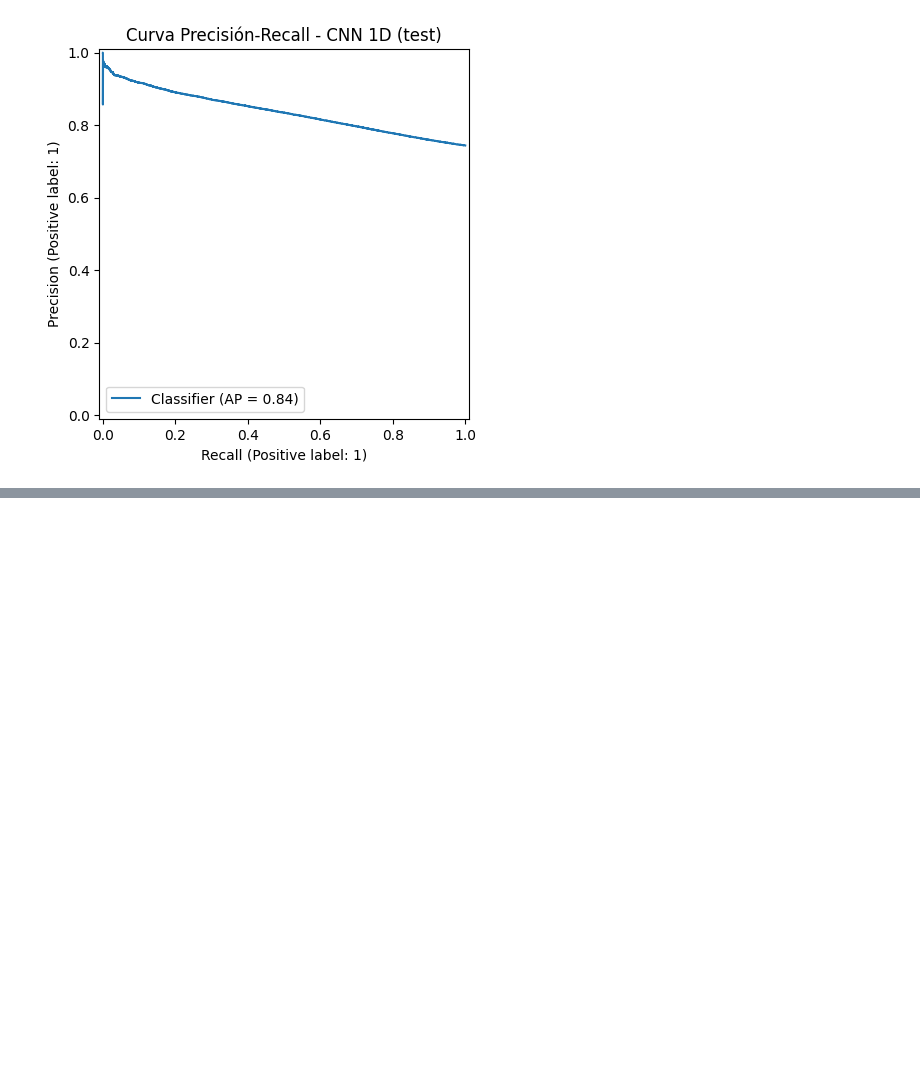
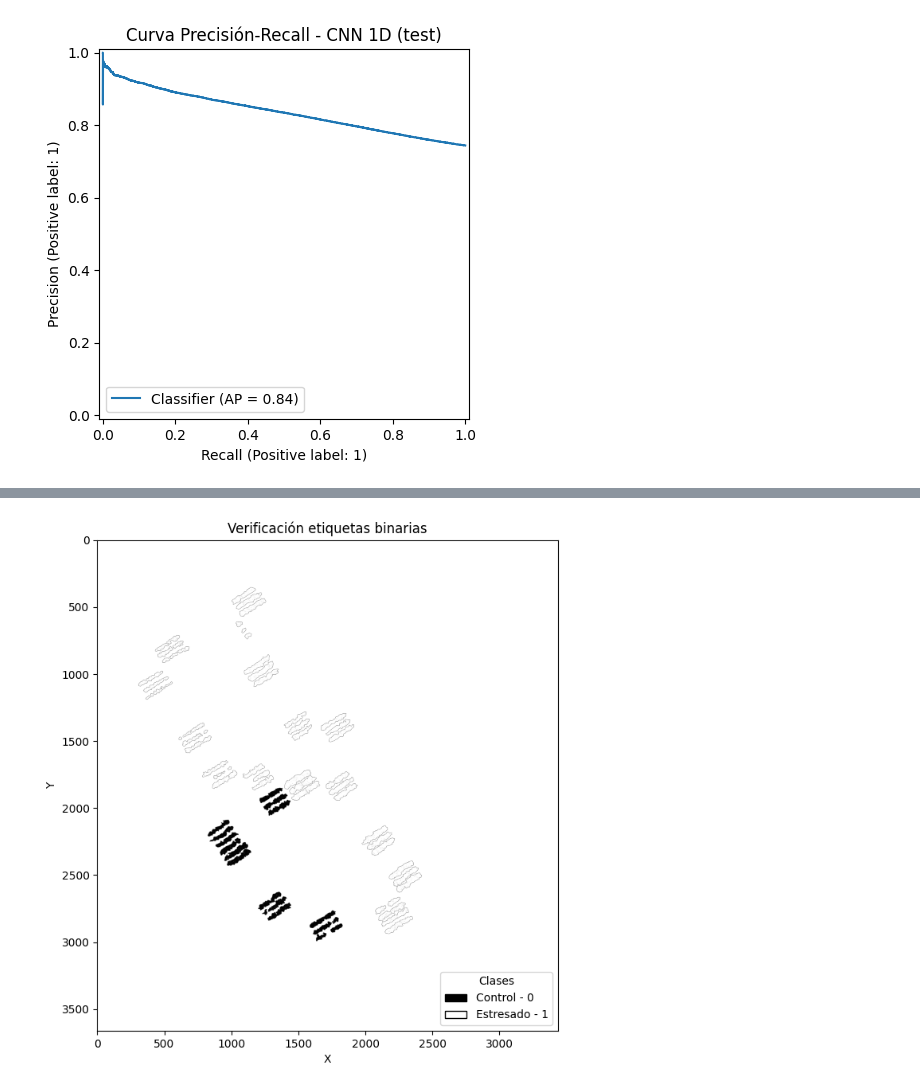
Before and after one commit to johnma96/thesis, a Jupyter notebook: notebooks/304-jmmz-dl-binary-modeling.ipynb, the cells around one changed output, grey strips where cells are left out. Saved outputs shown, nothing was run; the diff lists cells and outputs as text; code cells hidden in the pictures; blank space fills up the shorter version.

```diff
--- a/notebooks/304-jmmz-dl-binary-modeling.ipynb
+++ b/notebooks/304-jmmz-dl-binary-modeling.ipynb
@@ -1956,0 +2256,3 @@ torch.save(checkpoint_info, base_joblib_path + f"{name}_metadata.pt")
+# %%
+labels_test = np.where(split_id == 3, labels_bin, np.nan)
+labels_test
@@ -1956,0 +2281,22 @@ torch.save(checkpoint_info, base_joblib_path + f"{name}_metadata.pt")
+# %%
+fig, ax = plt.subplots(figsize=(10, 8))
+ax.imshow(labels_test, cmap="gray", extent=extent, origin="upper")
+
+# Overlay etiquetas con transparencia
+classes = {
+    0: "Control - 0",
+    1: "Estresado - 1",
+}
+colors = ["#000000", "#FFFFFF"]  # Colores para cada clase
+cmap_labels = ListedColormap(colors)
+
+# --- Crear leyenda ---
+legend_elements = [Patch(facecolor=colors[i], edgecolor='black', label=classes[i]) for i in classes]
+ax.legend(handles=legend_elements, title="Clases", loc="lower right")
+
+ax.set_title("Verificación etiquetas binarias")
+ax.set_xlabel("X")
+ax.set_ylabel("Y")
+plt.show()
+# %% [output]
+[figure, added]
```
Also changed, not shown: parts of 37 cells of this notebook.
